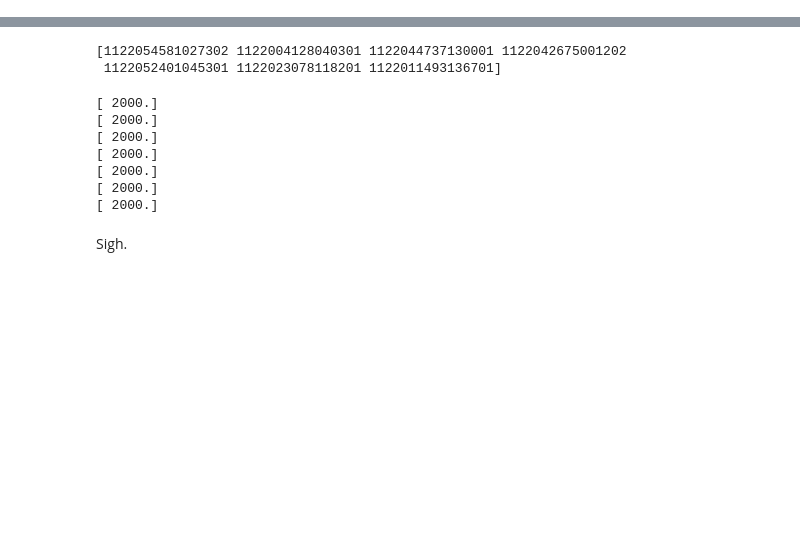
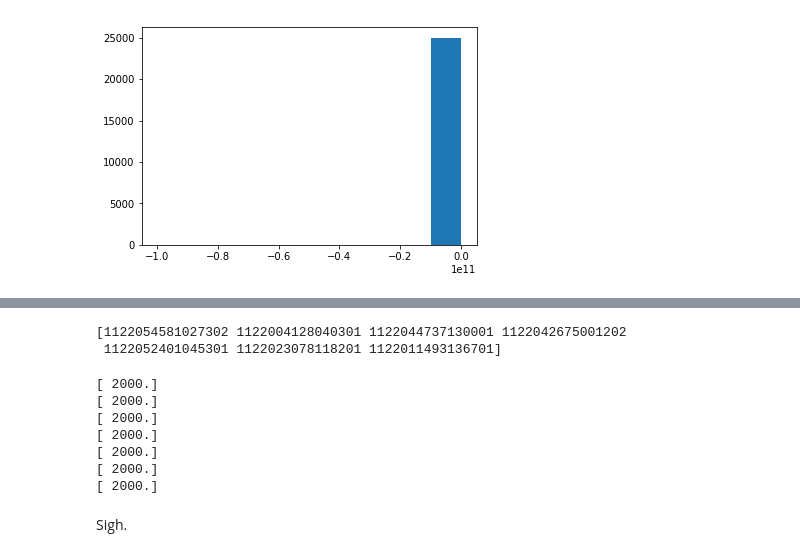
Before and after one commit to faizaakbar/ANNMINERvA, a Jupyter notebook: visualize_kine_vars.ipynb, the cells around one changed output, grey strips where cells are left out. Cells and saved outputs as stored; diff of their text form; code cells hidden in the pictures; blank space fills up the shorter version.

```diff
--- a/visualize_kine_vars.ipynb
+++ b/visualize_kine_vars.ipynb
@@ -3,3 +3,5 @@ import numpy as np
 import matplotlib.pyplot as plt
 import h5py
 %matplotlib inline
+# %%
+FILEN = '../hdf5/minosmatch_kinedat_me1Amc_0000.hdf5'
@@ -5,0 +29,6 @@ import h5py
+# %%
+f = h5py.File(FILEN, 'r')
+# %%
+n, bins, patches = plt.hist(f['Q2'])
+# %% [output]
+[figure, added]
```
Also changed, not shown: parts of 7 cells of this notebook.
